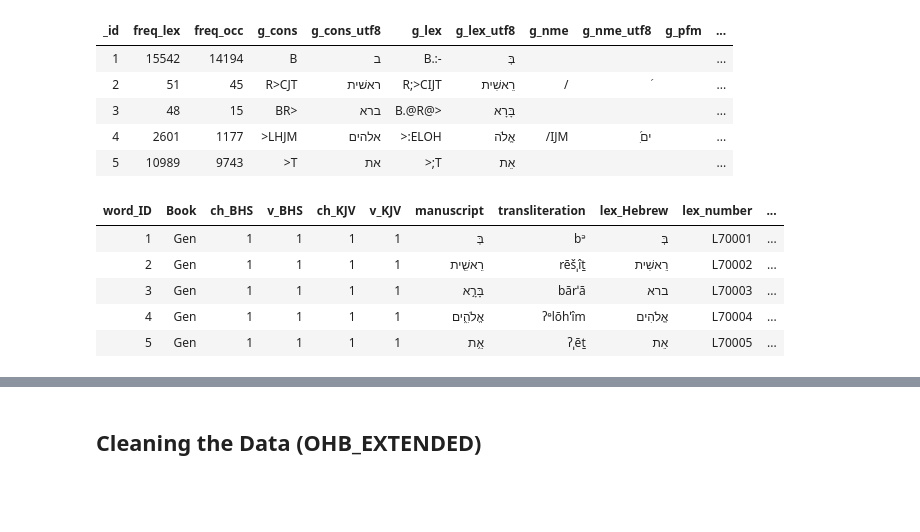
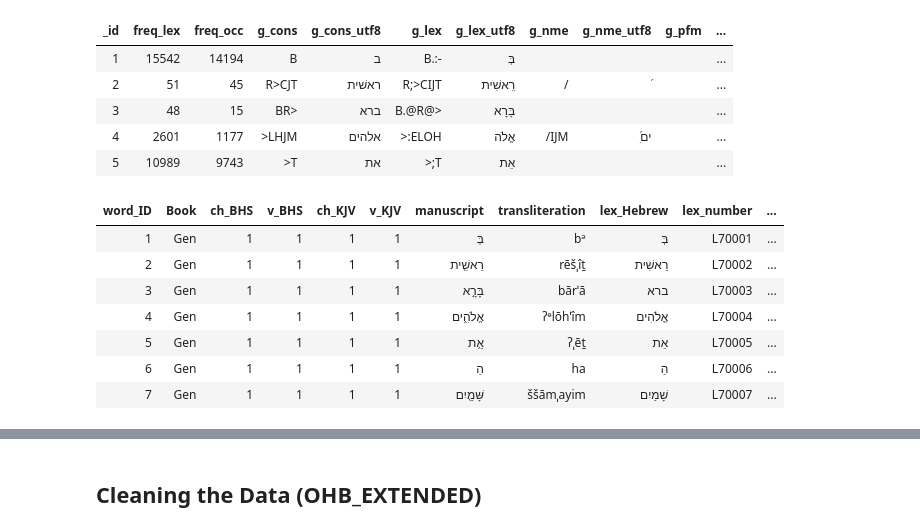
Before and after one commit to Tanakh-Reader/tanakh-reader, a Jupyter notebook: data_code/convert_csv_data_v2.ipynb, the cells around one changed output, grey strips where cells are left out. Cells and saved outputs as stored; diff of their text form; code cells hidden in the pictures; blank space fills up the shorter version.

```diff
--- a/data_code/convert_csv_data_v2.ipynb
+++ b/data_code/convert_csv_data_v2.ipynb
@@ -114,14 +120,16 @@ display(HTML(BHSA_DB_DF.head(n=5).to_html(index=False)))
 | 5 | 10989 | 9743 | >T | את | >;T | אֵת |  |  |  | ... |
 # %%
 # OHB_DB Data
-display(HTML(OHB_DB_DF.head(n=5).to_html(index=False)))
+display(HTML(OHB_DB_DF.head(n=7).to_html(index=False)))
 # %% [output]
 | word_ID | Book | ch_BHS | v_BHS | ch_KJV | v_KJV | manuscript | transliteration | lex_Hebrew | lex_number | ... |
 | 1 | Gen | 1 | 1 | 1 | 1 | בְּ | bᵊ | בְּ | L70001 | ... |
 | 2 | Gen | 1 | 1 | 1 | 1 | רֵאשִׁ֖ית | rēšˌîṯ | רֵאשִׁית | L70002 | ... |
 | 3 | Gen | 1 | 1 | 1 | 1 | בָּרָ֣א | bārˈā | ברא | L70003 | ... |
 | 4 | Gen | 1 | 1 | 1 | 1 | אֱלֹהִ֑ים | ʔᵉlōhˈîm | אֱלֹהִים | L70004 | ... |
 | 5 | Gen | 1 | 1 | 1 | 1 | אֵ֥ת | ʔˌēṯ | אֵת | L70005 | ... |
+| 6 | Gen | 1 | 1 | 1 | 1 | הַ | ha | הַ | L70006 | ... |
+| 7 | Gen | 1 | 1 | 1 | 1 | שָּׁמַ֖יִם | ššāmˌayim | שָׁמַיִם | L70007 | ... |
 # %%
 # OHB_EXTENDED Data
 display(HTML(OHB_EXTENDED_DF.head(n=5).to_html(index=False)))
```
Also changed, not shown: parts of 20 cells of this notebook, 4 other files.
